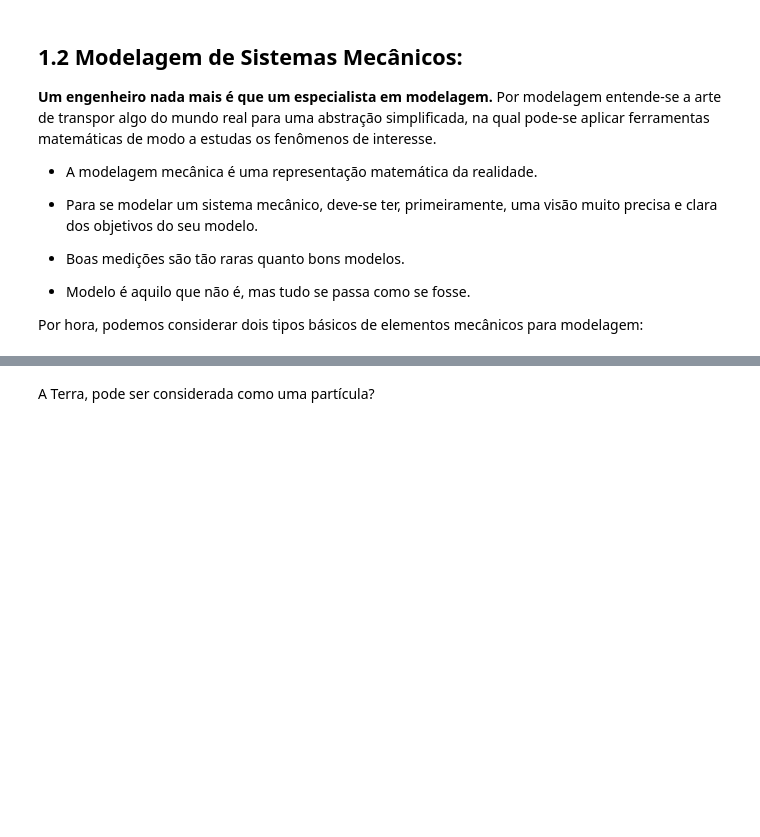
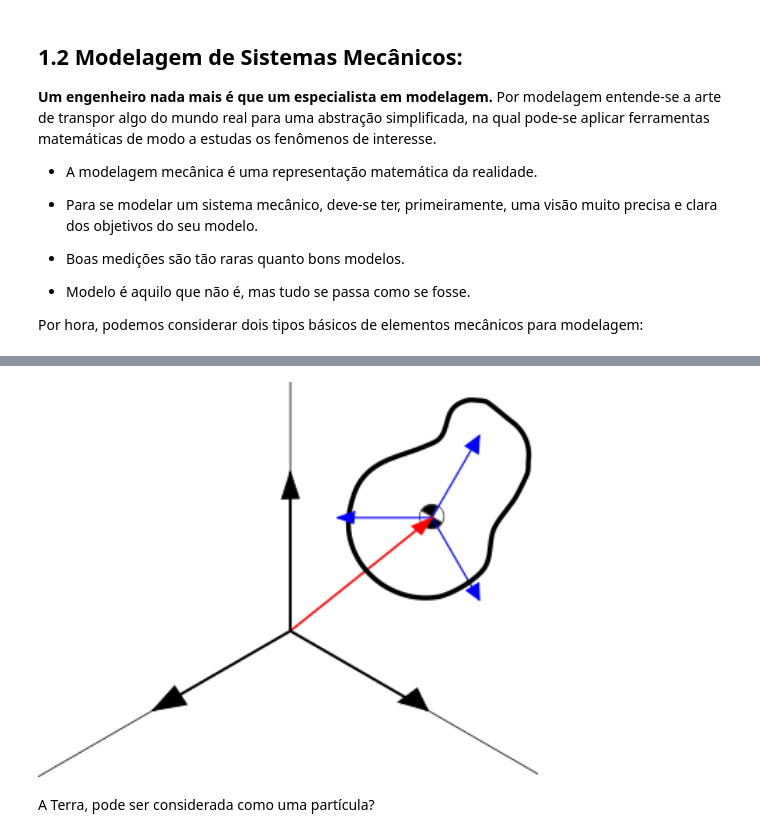
Before and after one commit to Pi-vi/Aulas_Dinamica, a Jupyter notebook: Din1.ipynb, the cells around one changed output, grey strips where cells are left out. Cells and saved outputs as stored; diff of their text form; code cells hidden in the pictures; blank space fills up the shorter version.

```diff
--- a/Din1.ipynb
+++ b/Din1.ipynb
@@ -68,3 +72,7 @@ Trata-se de um modelo para um corpo em que suas dimensões são desprezíveis, s
+# %%
+Image('batata01.png',width=500)
+# %% [output]
+[figure, added]
 # %% [markdown]
 A Terra, pode ser considerada como uma partícula?
 # %%
```
Also changed, not shown: parts of 17 cells of this notebook, 2 other files.
